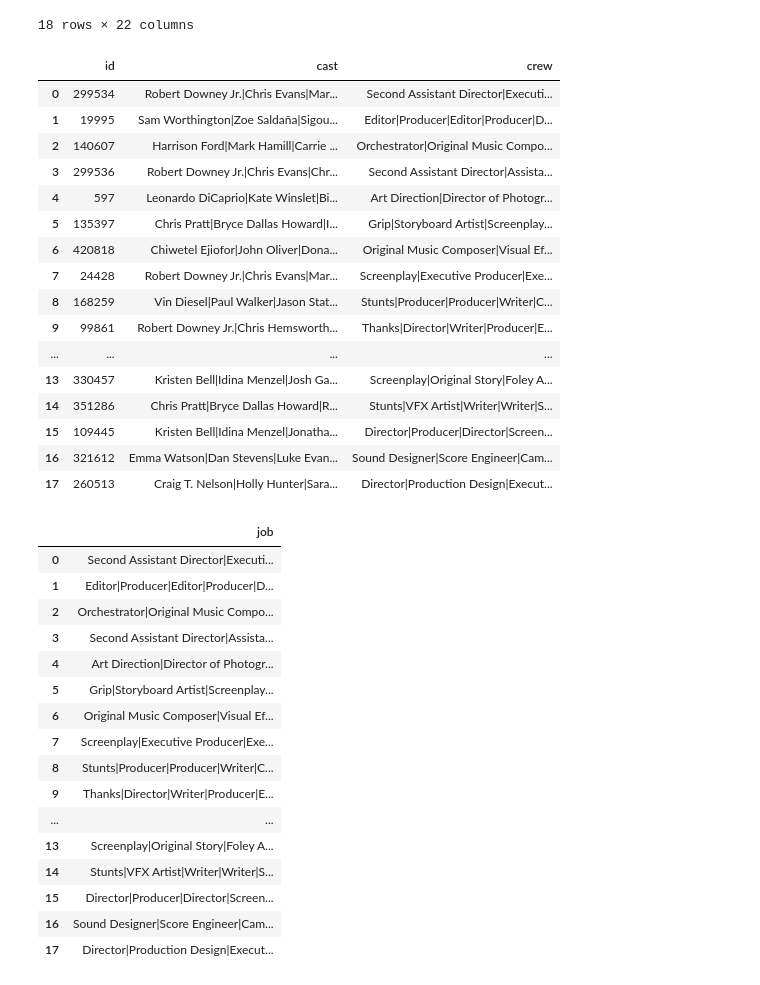
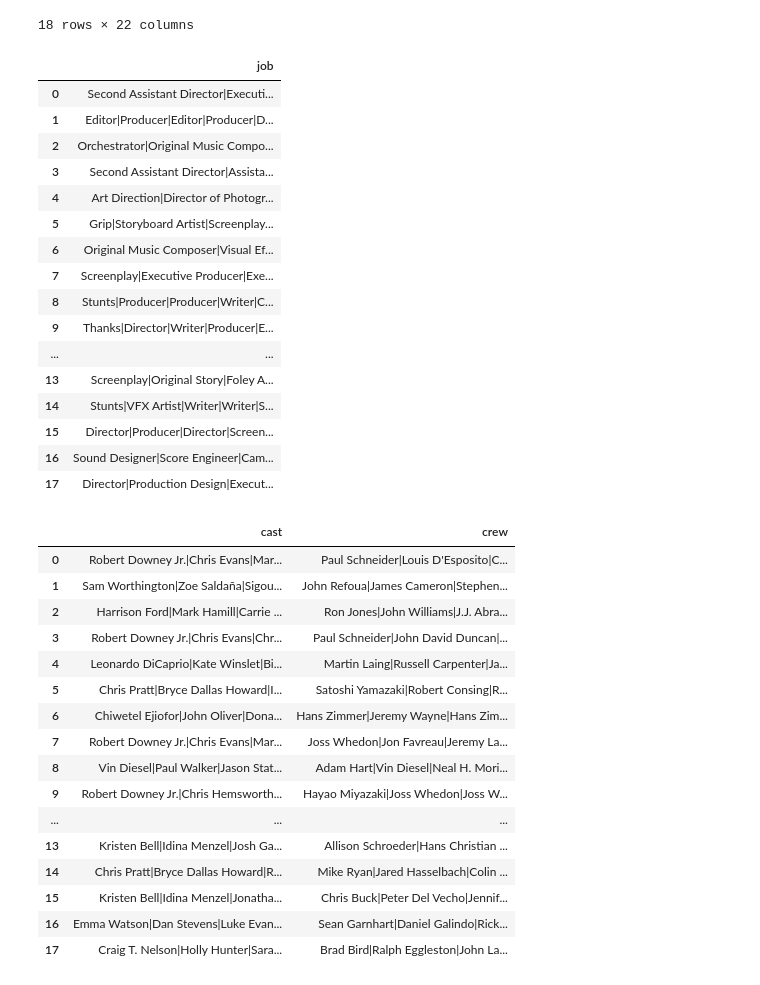
Before and after one commit to jefferyjapheth/data_engineering_project, a Jupyter notebook: src/etl.ipynb, the cells around one changed output. Drawn from its saved outputs; the diff is of its cells as text; code cells hidden in the pictures.

```diff
--- a/src/etl.ipynb
+++ b/src/etl.ipynb
@@ -675,44 +653,45 @@ movie_df=movie_df.reindex(columns=['id', 'title', 'tagline', 'original_language'
 # %%
-eval_credits_df = eval_json(credits_df,column_key_map={'crew': 'job'})
+eval_credits_df = eval_json(credits_df,column_key_map={'crew': 'job'})  #for the crew jobs
+eval_credits_df['job']=eval_credits_df['crew']
+eval_credits_df=eval_credits_df.drop(columns=['cast','id','crew'])
 eval_credits_df
 # %% [output]
-|  | id | cast | crew |
-| 0 | 299534 | Robert Downey Jr.|Chris Evans|Mar... | Second Assistant Director|Executi... |
-| 1 | 19995 | Sam Worthington|Zoe Saldaña|Sigou... | Editor|Producer|Editor|Producer|D... |
-| 2 | 140607 | Harrison Ford|Mark Hamill|Carrie ... | Orchestrator|Original Music Compo... |
-| 3 | 299536 | Robert Downey Jr.|Chris Evans|Chr... | Second Assistant Director|Assista... |
-| 4 | 597 | Leonardo DiCaprio|Kate Winslet|Bi... | Art Direction|Director of Photogr... |
-| 5 | 135397 | Chris Pratt|Bryce Dallas Howard|I... | Grip|Storyboard Artist|Screenplay... |
-| 6 | 420818 | Chiwetel Ejiofor|John Oliver|Dona... | Original Music Composer|Visual Ef... |
-| 7 | 24428 | Robert Downey Jr.|Chris Evans|Mar... | Screenplay|Executive Producer|Exe... |
-| 8 | 168259 | Vin Diesel|Paul Walker|Jason Stat... | Stunts|Producer|Producer|Writer|C... |
-| 9 | 99861 | Robert Downey Jr.|Chris Hemsworth... | Thanks|Director|Writer|Producer|E... |
-| ... | ... | ... | ... |
-| 13 | 330457 | Kristen Bell|Idina Menzel|Josh Ga... | Screenplay|Original Story|Foley A... |
-| 14 | 351286 | Chris Pratt|Bryce Dallas Howard|R... | Stunts|VFX Artist|Writer|Writer|S... |
-| 15 | 109445 | Kristen Bell|Idina Menzel|Jonatha... | Director|Producer|Director|Screen... |
-| 16 | 321612 | Emma Watson|Dan Stevens|Luke Evan... | Sound Designer|Score Engineer|Cam... |
-| 17 | 260513 | Craig T. Nelson|Holly Hunter|Sara... | Director|Production Design|Execut... |
+|  | job |
+| 0 | Second Assistant Director|Executi... |
+| 1 | Editor|Producer|Editor|Producer|D... |
+| 2 | Orchestrator|Original Music Compo... |
+| 3 | Second Assistant Director|Assista... |
+| 4 | Art Direction|Director of Photogr... |
+| 5 | Grip|Storyboard Artist|Screenplay... |
+| 6 | Original Music Composer|Visual Ef... |
+| 7 | Screenplay|Executive Producer|Exe... |
+| 8 | Stunts|Producer|Producer|Writer|C... |
+| 9 | Thanks|Director|Writer|Producer|E... |
+| ... | ... |
+| 13 | Screenplay|Original Story|Foley A... |
+| 14 | Stunts|VFX Artist|Writer|Writer|S... |
+| 15 | Director|Producer|Director|Screen... |
+| 16 | Sound Designer|Score Engineer|Cam... |
+| 17 | Director|Production Design|Execut... |
 # %%
-eval_credits_df=eval_credits_df.drop(columns=['cast','id'])
-eval_credits_df['job']=eval_credits_df['crew']
-eval_credits_df=eval_credits_df.drop(columns=['crew'])
-eval_credits_df
+eval_credits_df1 = eval_json(credits_df)    #for the crew names
+eval_credits_df1=eval_credits_df1.drop(columns=['id'])
+eval_credits_df1
 # %% [output]
-|  | job |
-| 0 | Second Assistant Director|Executi... |
-| 1 | Editor|Producer|Editor|Producer|D... |
-| 2 | Orchestrator|Original Music Compo... |
-| 3 | Second Assistant Director|Assista... |
-| 4 | Art Direction|Director of Photogr... |
-| 5 | Grip|Storyboard Artist|Screenplay... |
-| 6 | Original Music Composer|Visual Ef... |
-| 7 | Screenplay|Executive Producer|Exe... |
-| 8 | Stunts|Producer|Producer|Writer|C... |
-| 9 | Thanks|Director|Writer|Producer|E... |
-| ... | ... |
-| 13 | Screenplay|Original Story|Foley A... |
-| 14 | Stunts|VFX Artist|Writer|Writer|S... |
-| 15 | Director|Producer|Director|Screen... |
-| 16 | Sound Designer|Score Engineer|Cam... |
-| 17 | Director|Production Design|Execut... |
+|  | cast | crew |
+| 0 | Robert Downey Jr.|Chris Evans|Mar... | Paul Schneider|Louis D'Esposito|C... |
+| 1 | Sam Worthington|Zoe Saldaña|Sigou... | John Refoua|James Cameron|Stephen... |
+| 2 | Harrison Ford|Mark Hamill|Carrie ... | Ron Jones|John Williams|J.J. Abra... |
+| 3 | Robert Downey Jr.|Chris Evans|Chr... | Paul Schneider|John David Duncan|... |
+| 4 | Leonardo DiCaprio|Kate Winslet|Bi... | Martin Laing|Russell Carpenter|Ja... |
+| 5 | Chris Pratt|Bryce Dallas Howard|I... | Satoshi Yamazaki|Robert Consing|R... |
+| 6 | Chiwetel Ejiofor|John Oliver|Dona... | Hans Zimmer|Jeremy Wayne|Hans Zim... |
+| 7 | Robert Downey Jr.|Chris Evans|Mar... | Joss Whedon|Jon Favreau|Jeremy La... |
+| 8 | Vin Diesel|Paul Walker|Jason Stat... | Adam Hart|Vin Diesel|Neal H. Mori... |
+| 9 | Robert Downey Jr.|Chris Hemsworth... | Hayao Miyazaki|Joss Whedon|Joss W... |
+| ... | ... | ... |
+| 13 | Kristen Bell|Idina Menzel|Josh Ga... | Allison Schroeder|Hans Christian ... |
+| 14 | Chris Pratt|Bryce Dallas Howard|R... | Mike Ryan|Jared Hasselbach|Colin ... |
+| 15 | Kristen Bell|Idina Menzel|Jonatha... | Chris Buck|Peter Del Vecho|Jennif... |
+| 16 | Emma Watson|Dan Stevens|Luke Evan... | Sean Garnhart|Daniel Galindo|Rick... |
+| 17 | Craig T. Nelson|Holly Hunter|Sara... | Brad Bird|Ralph Eggleston|John La... |
```
Also changed, not shown: parts of 17 cells of this notebook, 4 other files.
